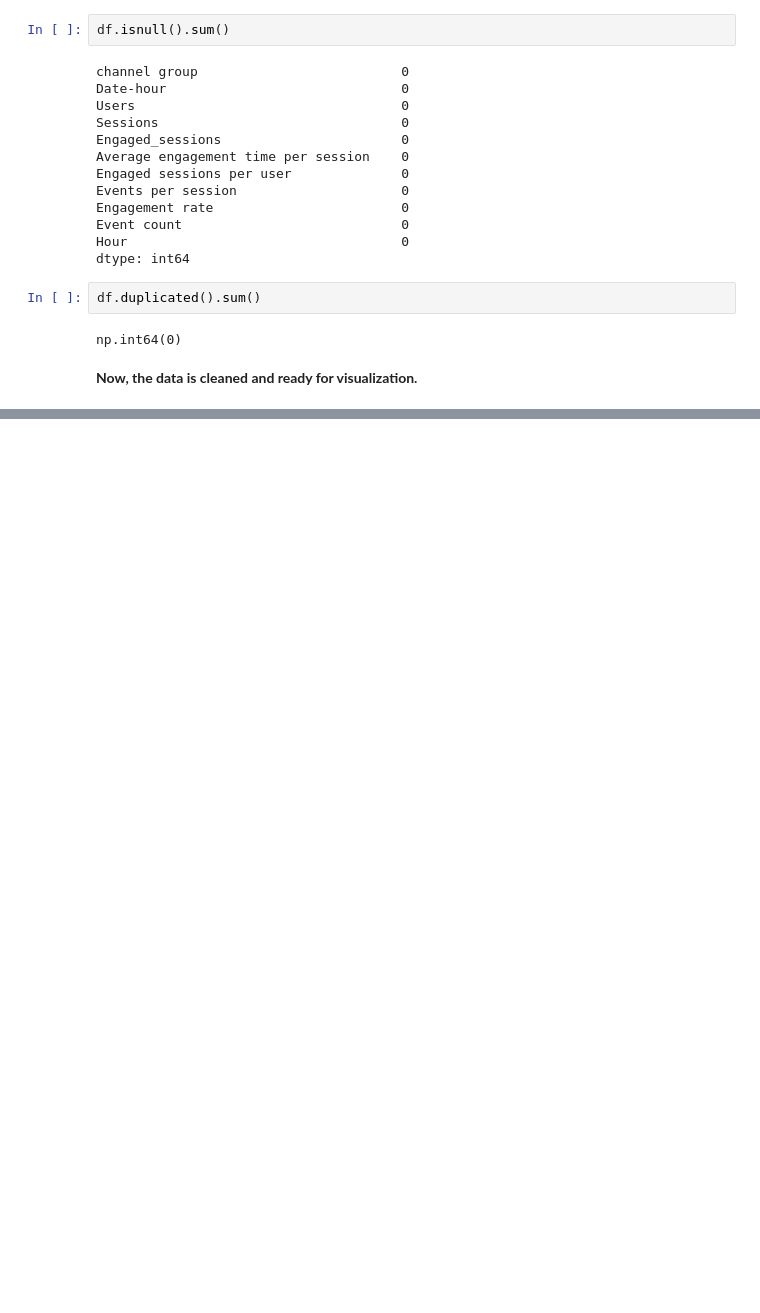
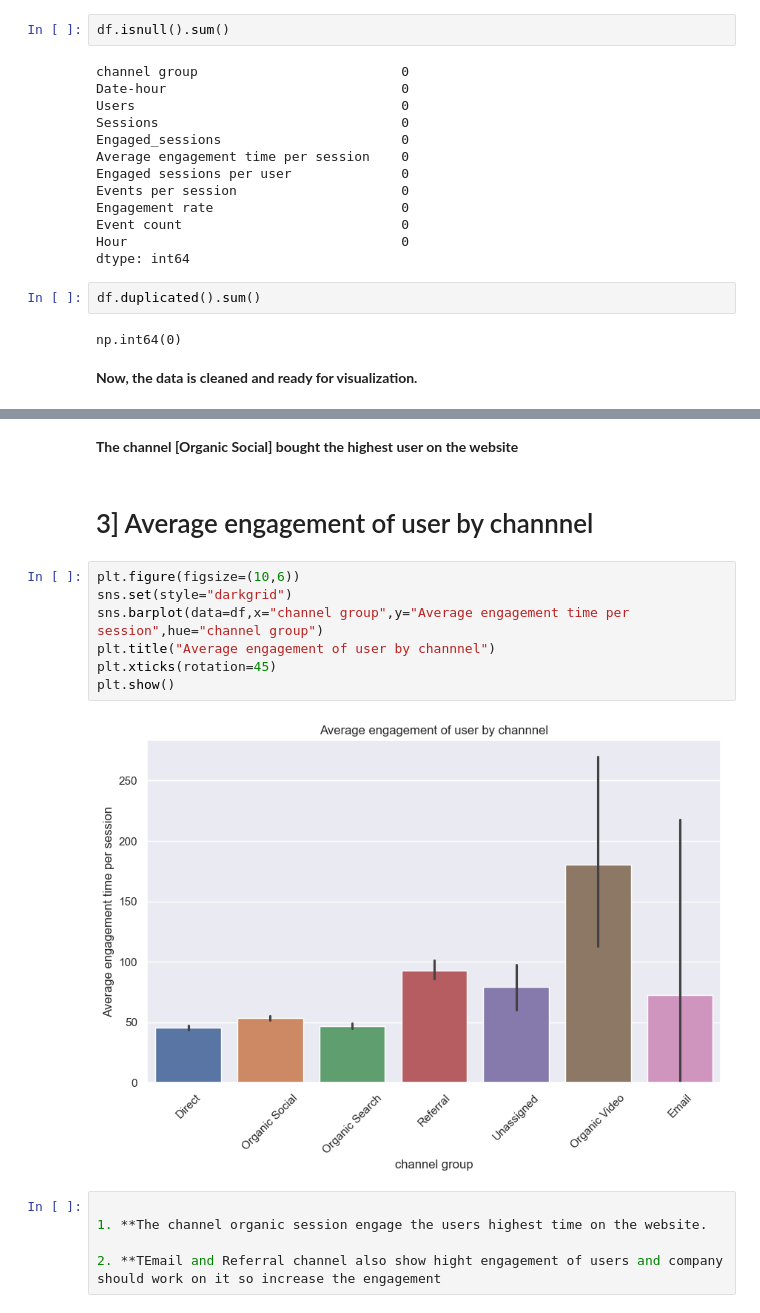
Before and after one commit to Satyajeet745/Website_Analysis_project, a Jupyter notebook: Website Analysis.ipynb, the cells around one changed output, grey strips where cells are left out. Cells and saved outputs as stored; diff of their text form; blank space fills up the shorter version.

```diff
--- a/Website Analysis.ipynb
+++ b/Website Analysis.ipynb
@@ -118,0 +178,18 @@ np.int64(0)
+# %% [markdown]
+**The channel [Organic Social] bought the highest user on the website**
+# %% [markdown]
+# 3] Average engagement of user by channnel
+# %%
+plt.figure(figsize=(10,6))
+sns.set(style="darkgrid")
+sns.barplot(data=df,x="channel group",y="Average engagement time per session",hue="channel group")
+plt.title("Average engagement of user by channnel")
+plt.xticks(rotation=45)
+plt.show()
+# %% [output]
+[figure, added]
+# %%
+
+1. **The channel organic session engage the users highest time on the website.
+
+2. **TEmail and Referral channel also show hight engagement of users and company should work on it so increase the engagement
```
Also changed, not shown: parts of 10 cells of this notebook.
